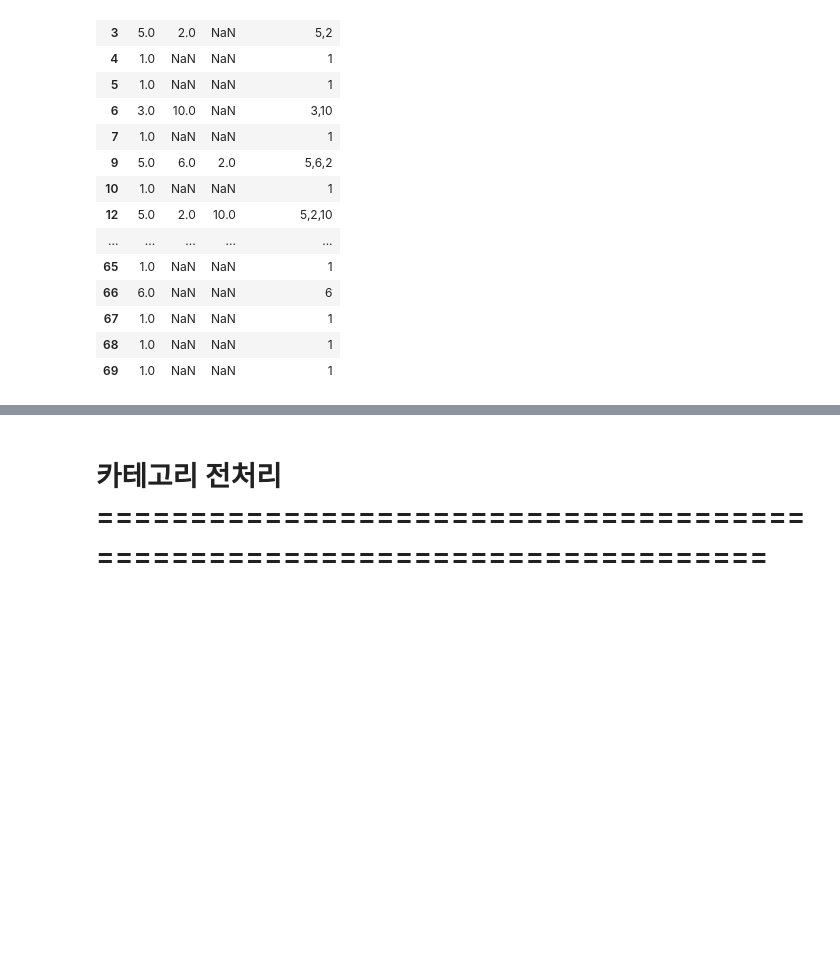
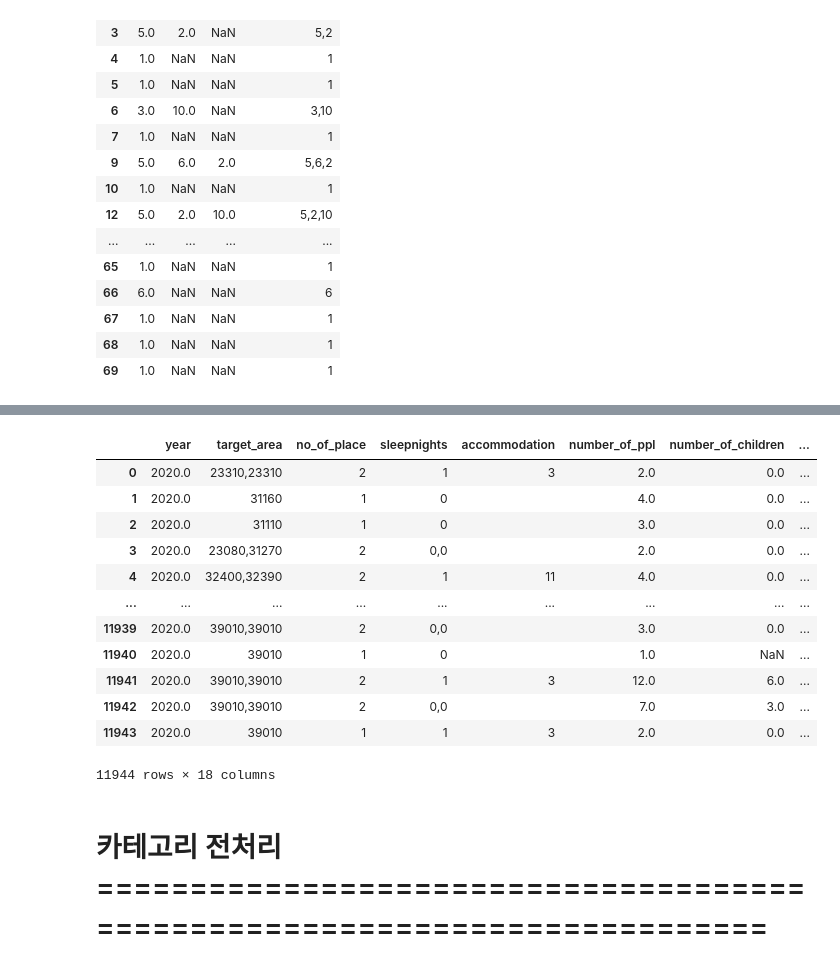
Before and after one commit to syshin0116/Dacon-Basic-Chuseok-Gift-Demand-Prediction-AI-Competition, a Jupyter notebook: 문화체육관광부/국내여행_전처리_정리.ipynb, the cells around one changed output, grey strips where cells are left out. Cells and saved outputs as stored; diff of their text form; code cells hidden in the pictures; blank space fills up the shorter version.

```diff
--- a/문화체육관광부/국내여행_전처리_정리.ipynb
+++ b/문화체육관광부/국내여행_전처리_정리.ipynb
@@ -899,3 +936,19 @@ df.to_csv(year+"_split전.csv")
+# %%
+df
+# %% [output]
+|  | year | target_area | no_of_place | sleepnights | accommodation | number_of_ppl | number_of_children | ... |
+| 0 | 2020.0 | 23310,23310 | 2 | 1 | 3 | 2.0 | 0.0 | ... |
+| 1 | 2020.0 | 31160 | 1 | 0 |  | 4.0 | 0.0 | ... |
+| 2 | 2020.0 | 31110 | 1 | 0 |  | 3.0 | 0.0 | ... |
+| 3 | 2020.0 | 23080,31270 | 2 | 0,0 |  | 2.0 | 0.0 | ... |
+| 4 | 2020.0 | 32400,32390 | 2 | 1 | 11 | 4.0 | 0.0 | ... |
+| ... | ... | ... | ... | ... | ... | ... | ... | ... |
+| 11939 | 2020.0 | 39010,39010 | 2 | 0,0 |  | 3.0 | 0.0 | ... |
+| 11940 | 2020.0 | 39010 | 1 | 0 |  | 1.0 | NaN | ... |
+| 11941 | 2020.0 | 39010,39010 | 2 | 1 | 3 | 12.0 | 6.0 | ... |
+| 11942 | 2020.0 | 39010,39010 | 2 | 0,0 |  | 7.0 | 3.0 | ... |
+| 11943 | 2020.0 | 39010 | 1 | 1 | 3 | 2.0 | 0.0 | ... |
+11944 rows × 18 columns
 # %% [markdown]
 # 카테고리 전처리 ==========================================================================
 # %%
```
Also changed, not shown: parts of 39 cells of this notebook, 17 other files.
